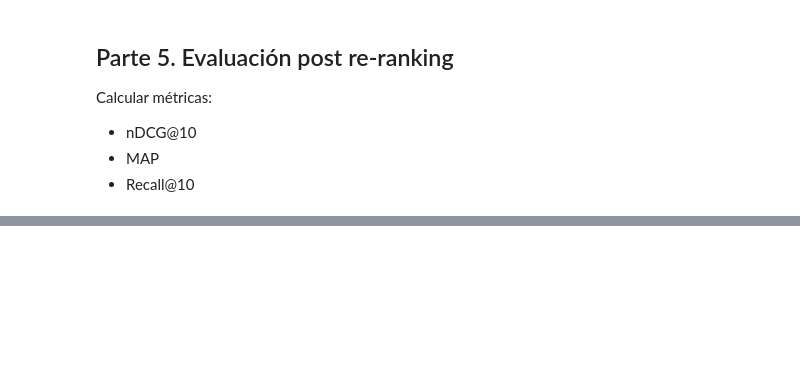
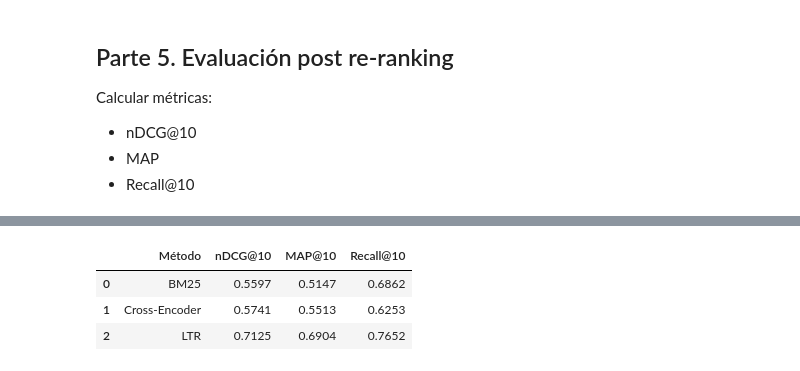
Before and after one commit to Erickezro/ir26a, a Jupyter notebook: 08reranking.ipynb, the cells around one changed output, grey strips where cells are left out. Saved outputs shown, nothing was run; the diff lists cells and outputs as text; code cells hidden in the pictures; blank space fills up the shorter version.

```diff
--- a/08reranking.ipynb
+++ b/08reranking.ipynb
@@ -150,0 +620,30 @@ Calcular métricas:
+# %%
+import pandas as pd
+
+comparison = pd.DataFrame({
+    "Método": ["BM25", "Cross-Encoder", "LTR"],
+    "nDCG@10": [
+        ndcg_bm25["NDCG@10"],
+        ndcg_ce["NDCG@10"],
+        ndcg_ltr["NDCG@10"]
+    ],
+    "MAP@10": [
+        map_bm25["MAP@10"],
+        map_ce["MAP@10"],
+        map_ltr["MAP@10"]
+    ],
+    "Recall@10": [
+        recall_bm25["Recall@10"],
+        recall_ce["Recall@10"],
+        recall_ltr["Recall@10"]
+    ]
+})
+
+comparison = comparison.round(4)
+
+display(comparison)
+# %% [output]
+|  | Método | nDCG@10 | MAP@10 | Recall@10 |
+| 0 | BM25 | 0.5597 | 0.5147 | 0.6862 |
+| 1 | Cross-Encoder | 0.5741 | 0.5513 | 0.6253 |
+| 2 | LTR | 0.7125 | 0.6904 | 0.7652 |
```
Also changed, not shown: parts of 5 cells of this notebook.
